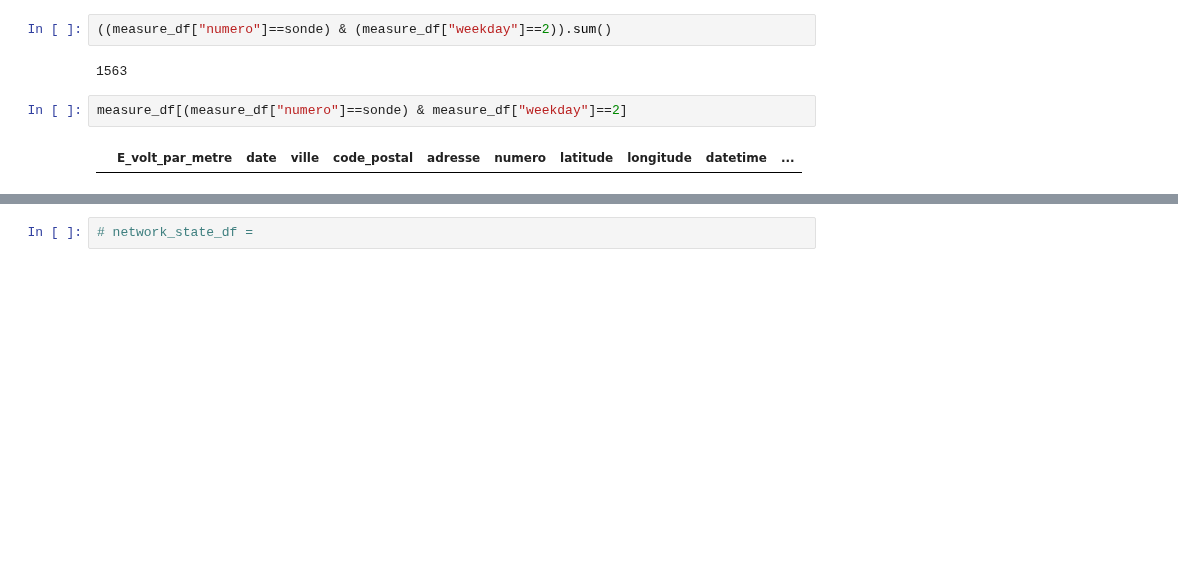
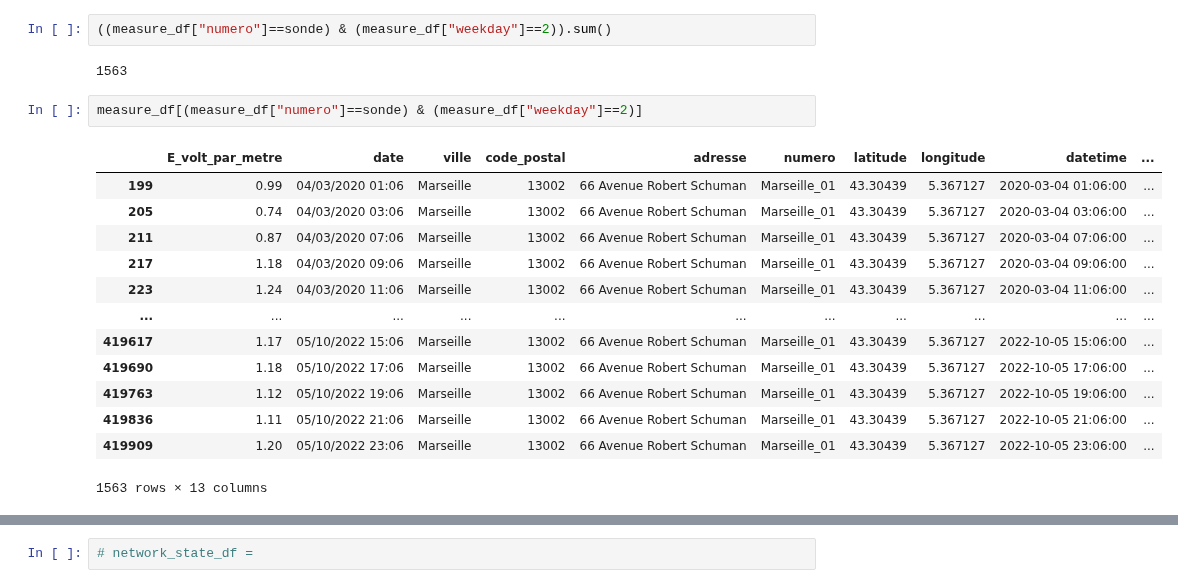
Before and after one commit to Coding-Foundation/FrHack-2022, a Jupyter notebook: clustering.ipynb, the cells around one changed output, grey strips where cells are left out. Cells and saved outputs as stored; diff of their text form; blank space fills up the shorter version.

```diff
--- a/clustering.ipynb
+++ b/clustering.ipynb
@@ -154,9 +166,21 @@ Name: weekday, Length: 419961, dtype: bool
 # %% [output]
 1563
 # %%
-measure_df[(measure_df["numero"]==sonde) & measure_df["weekday"]==2]
+measure_df[(measure_df["numero"]==sonde) & (measure_df["weekday"]==2)]
 # %% [output]
 |  | E_volt_par_metre | date | ville | code_postal | adresse | numero | latitude | longitude | datetime | ... |
+| 199 | 0.99 | 04/03/2020 01:06 | Marseille | 13002 | 66 Avenue Robert Schuman | Marseille_01 | 43.30439 | 5.367127 | 2020-03-04 01:06:00 | ... |
+| 205 | 0.74 | 04/03/2020 03:06 | Marseille | 13002 | 66 Avenue Robert Schuman | Marseille_01 | 43.30439 | 5.367127 | 2020-03-04 03:06:00 | ... |
+| 211 | 0.87 | 04/03/2020 07:06 | Marseille | 13002 | 66 Avenue Robert Schuman | Marseille_01 | 43.30439 | 5.367127 | 2020-03-04 07:06:00 | ... |
+| 217 | 1.18 | 04/03/2020 09:06 | Marseille | 13002 | 66 Avenue Robert Schuman | Marseille_01 | 43.30439 | 5.367127 | 2020-03-04 09:06:00 | ... |
+| 223 | 1.24 | 04/03/2020 11:06 | Marseille | 13002 | 66 Avenue Robert Schuman | Marseille_01 | 43.30439 | 5.367127 | 2020-03-04 11:06:00 | ... |
+| ... | ... | ... | ... | ... | ... | ... | ... | ... | ... | ... |
+| 419617 | 1.17 | 05/10/2022 15:06 | Marseille | 13002 | 66 Avenue Robert Schuman | Marseille_01 | 43.30439 | 5.367127 | 2022-10-05 15:06:00 | ... |
+| 419690 | 1.18 | 05/10/2022 17:06 | Marseille | 13002 | 66 Avenue Robert Schuman | Marseille_01 | 43.30439 | 5.367127 | 2022-10-05 17:06:00 | ... |
+| 419763 | 1.12 | 05/10/2022 19:06 | Marseille | 13002 | 66 Avenue Robert Schuman | Marseille_01 | 43.30439 | 5.367127 | 2022-10-05 19:06:00 | ... |
+| 419836 | 1.11 | 05/10/2022 21:06 | Marseille | 13002 | 66 Avenue Robert Schuman | Marseille_01 | 43.30439 | 5.367127 | 2022-10-05 21:06:00 | ... |
+| 419909 | 1.20 | 05/10/2022 23:06 | Marseille | 13002 | 66 Avenue Robert Schuman | Marseille_01 | 43.30439 | 5.367127 | 2022-10-05 23:06:00 | ... |
+1563 rows × 13 columns
 # %%
 xrange = tuple(range(7))
 res = []
```
Also changed, not shown: parts of 19 cells of this notebook.
